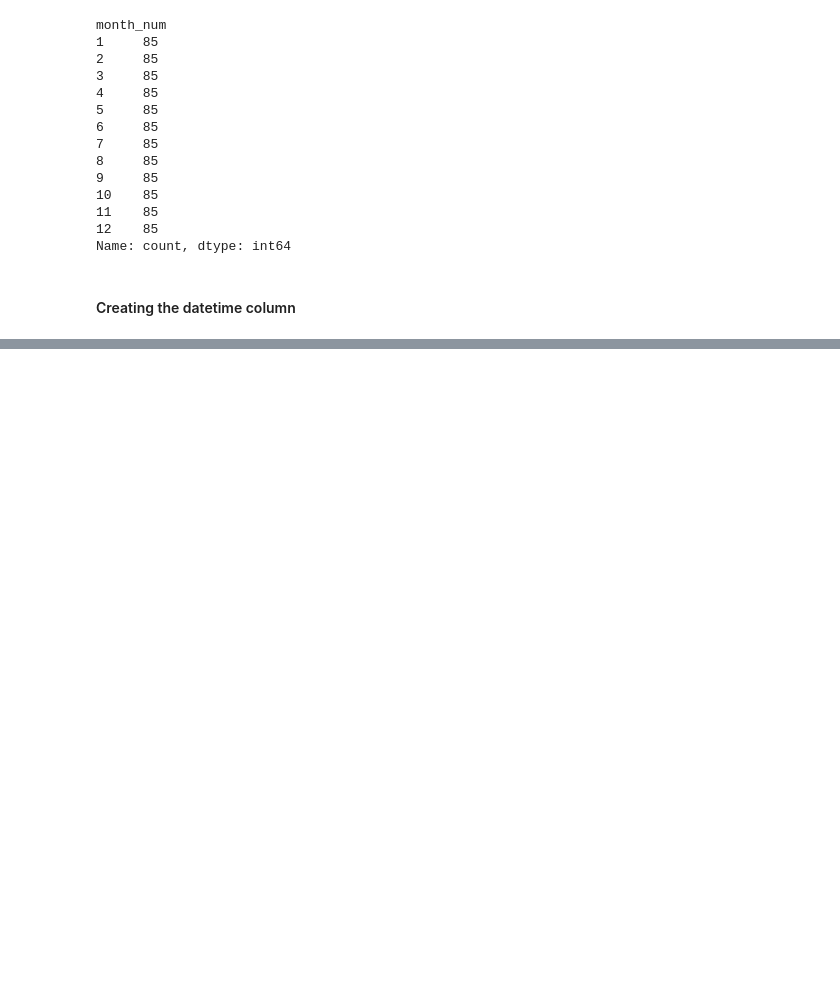
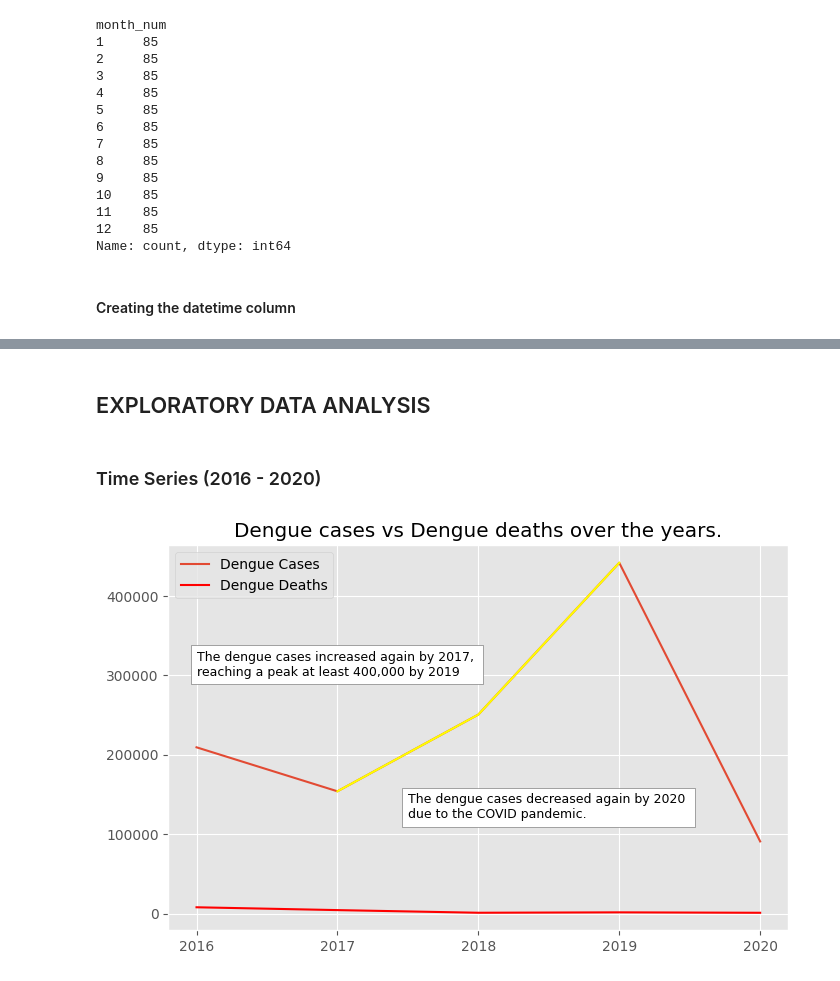
Before and after one commit to boredanalyst/Forecasting-Dengue-Cases-in-the-Philippines, a Jupyter notebook: forecasting-dengue-cases-in-the-philippines.ipynb, the cells around one changed output, grey strips where cells are left out. Drawn from its saved outputs; the diff is of its cells as text; code cells hidden in the pictures; blank space fills up the shorter version.

```diff
--- a/forecasting-dengue-cases-in-the-philippines.ipynb
+++ b/forecasting-dengue-cases-in-the-philippines.ipynb
@@ -135,3 +136,83 @@ df.head(5)
 | 2 | March | 2016 | Region I | 276 | 0 | 3 | 2016-03-01 |
 | 3 | April | 2016 | Region I | 240 | 2 | 4 | 2016-04-01 |
 | 4 | May | 2016 | Region I | 243 | 1 | 5 | 2016-05-01 |
+# %% [markdown]
+## EXPLORATORY DATA ANALYSIS ##
+# %% [markdown]
+### Time Series (2016 - 2020) ###
+# %%
+### Plotting dengue cases and deaths per year
+
+## df
+
+viz_df = df.groupby("year")[["dengue_cases","dengue_deaths"]].sum()
+viz_df = viz_df.reset_index()
+
+### axes
+
+viz_df_x = viz_df["year"]
+viz_df_y = viz_df["dengue_cases"]
+viz_df_z = viz_df["dengue_deaths"]
+
+### plotting
+
+plt.figure(figsize=(8,5))
+plt.plot(
+    viz_df_x,
+    viz_df_y,
+    label="Dengue Cases"
+)
+
+plt.plot(
+    viz_df_x,
+    viz_df_z,
+    label="Dengue Deaths",
+    color="red"
+)
+
+
+### annotate
+
+viz_df_annot = df.groupby("year")["dengue_cases"].sum()
+viz_df_annot = viz_df_annot.reset_index()
+viz_df_annot = viz_df_annot[(viz_df_annot["year"] >= 2017) & (viz_df_annot["year"] <= 2019)]
+
+
+viz_df_annot_x = viz_df_annot["year"]
+viz_df_annot_y = viz_df_annot["dengue_cases"]
+
+plt.plot(
+    viz_df_annot_x,
+    viz_df_annot_y,
+    color="yellow"
+)
+
+plt.text(
+    2016,300_000,
+    "The dengue cases increased again by 2017, \nreaching a peak at least 400,000 by 2019",
+    size=9,
+    bbox=dict(
+        facecolor="white",
+        edgecolor="gray"
+    )
+)
+
+plt.text(
+    2017.5,120_000,
+    "The dengue cases decreased again by 2020 \ndue to the COVID pandemic.",
+    size=9,
+    bbox=dict(
+        facecolor="white",
+        edgecolor="gray"
+    )
+)
+
+plt.title("Dengue cases vs Dengue deaths over the years.")
+
+
+plt.xticks(viz_df_x)
+plt.legend()
+
+plt.show()
+# %% [output]
+[figure, added]
```
Also changed, not shown: parts of 15 cells of this notebook.
